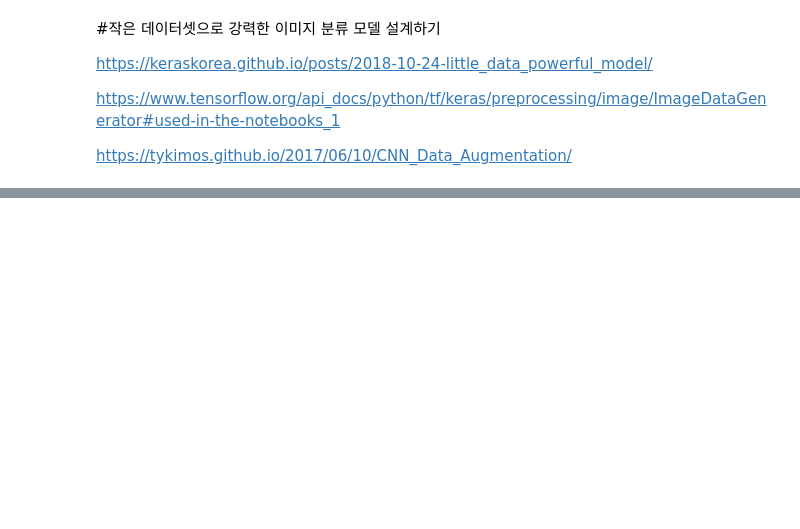
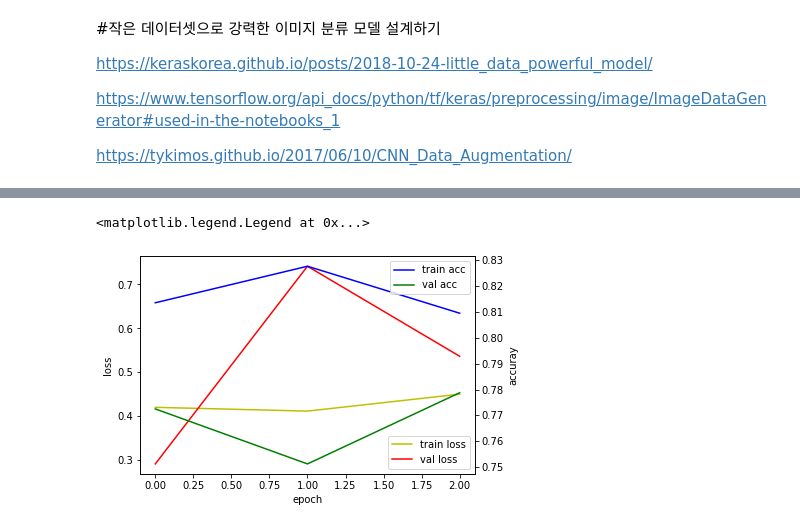
Before and after one commit to letsgo247/Deep-Learning-Study, a Jupyter notebook: Data_Augmentation.ipynb, the cells around one changed output, grey strips where cells are left out. Drawn from its saved outputs; the diff is of its cells as text; code cells hidden in the pictures; blank space fills up the shorter version.

```diff
--- a/Data_Augmentation.ipynb
+++ b/Data_Augmentation.ipynb
@@ -34,0 +134,16 @@ for batch in datagen.flow(x, batch_size=1,
+# %%
+#Categorical
+import time
+
+t_s = time.time()
+
+hist = model.fit_generator(
+        train_generator,
+        steps_per_epoch=1000 // batch_size,
+        validation_data=validation_generator,
+        epochs=3)
+model.save_weights('first_try.h5')  # 많은 시간을 들여 학습한 모델인 만큼, 학습 후에는 꼭 모델을 저장해줍시다.
+
+t_e = time.time()
+t = t_e - t_s
+print(t/60+'m')
@@ -34,0 +158,26 @@ for batch in datagen.flow(x, batch_size=1,
+# %%
+#그래프 그려주는 모듈
+
+import matplotlib.pyplot as plt
+
+fig, loss_ax = plt.subplots()
+
+acc_ax = loss_ax.twinx()
+
+loss_ax.plot(hist.history['loss'], 'y', label='train loss')
+loss_ax.plot(hist.history['val_loss'], 'r', label='val loss')
+# loss_ax.set_ylim([0.0, 2])
+
+acc_ax.plot(hist.history['accuracy'], 'b', label='train acc')
+acc_ax.plot(hist.history['val_accuracy'], 'g', label='val acc')
+# acc_ax.set_ylim([0.5, 1.0])
+
+loss_ax.set_xlabel('epoch')
+loss_ax.set_ylabel('loss')
+acc_ax.set_ylabel('accuray')
+
+loss_ax.legend(loc='lower right')
+acc_ax.legend(loc='upper right')
+# %% [output]
+<matplotlib.legend.Legend at 0x...>
+[figure, added]
```
Also changed, not shown: parts of 8 cells of this notebook.
